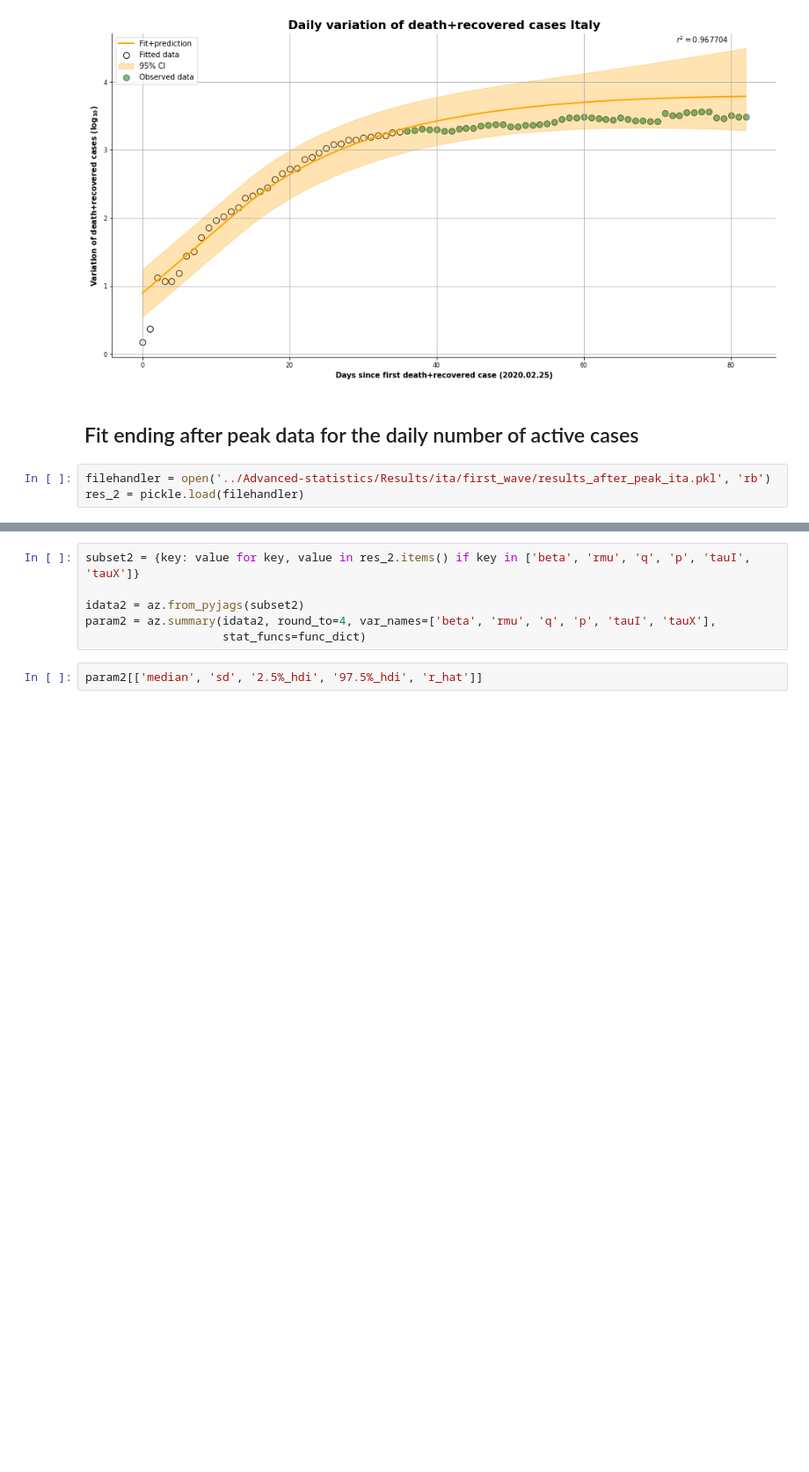
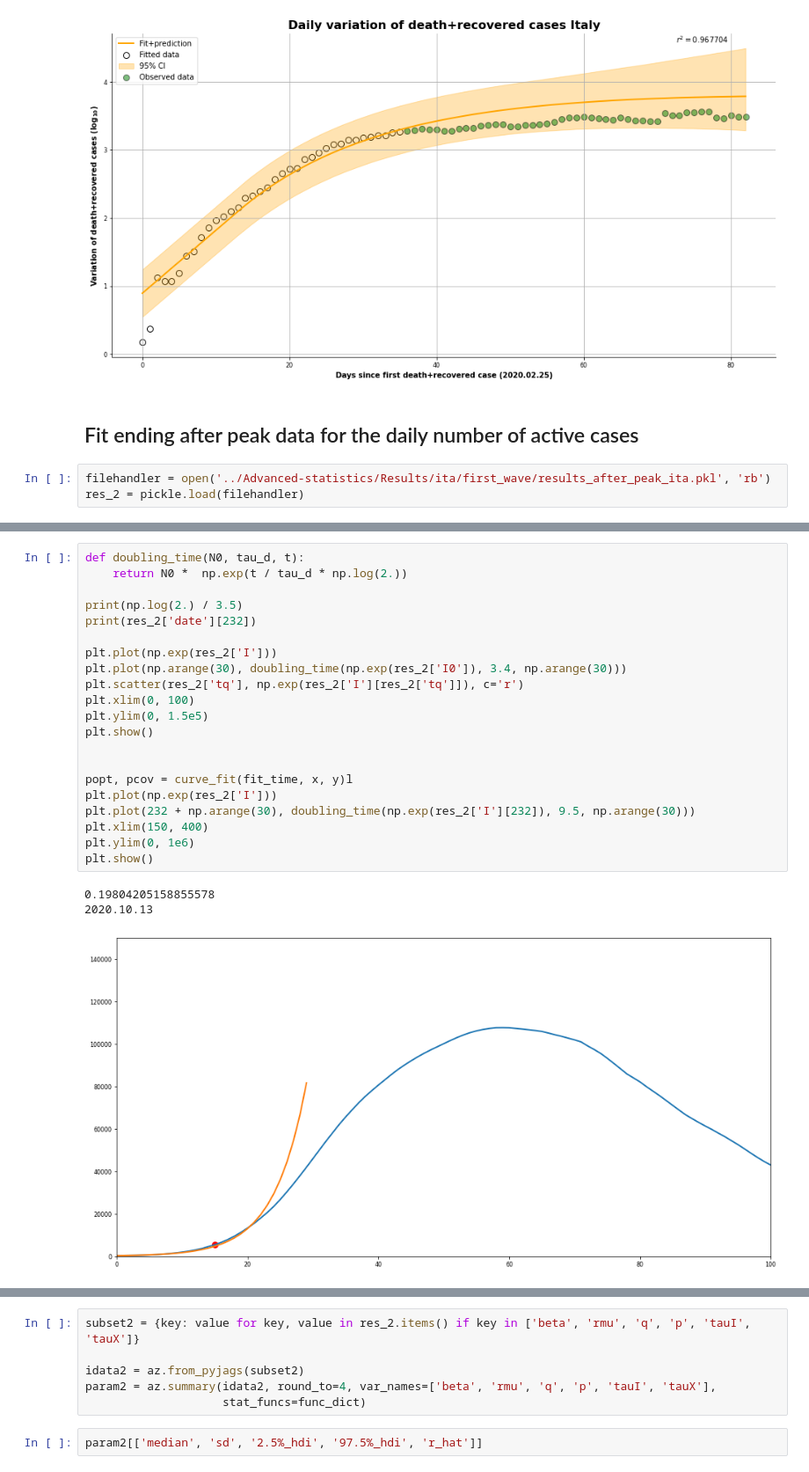
Before and after one commit to Nuelam9/Bayesian-inference-on-SCIR-epidemic-model, a Jupyter notebook: Optimization/Fit-Covid-Data.ipynb, the cells around one changed output, grey strips where cells are left out. Shown at 88% size. Saved outputs shown, nothing was run; the diff lists cells and outputs as text; blank space fills up the shorter version.

```diff
--- a/Optimization/Fit-Covid-Data.ipynb
+++ b/Optimization/Fit-Covid-Data.ipynb
@@ -222,0 +241,25 @@ res_2 = pickle.load(filehandler)
+# %%
+def doubling_time(N0, tau_d, t):
+    return N0 *  np.exp(t / tau_d * np.log(2.))
+
+print(np.log(2.) / 3.5)
+print(res_2['date'][232])
+
+plt.plot(np.exp(res_2['I']))
+plt.plot(np.arange(30), doubling_time(np.exp(res_2['I0']), 3.4, np.arange(30)))
+plt.scatter(res_2['tq'], np.exp(res_2['I'][res_2['tq']]), c='r')
+plt.xlim(0, 100)
+plt.ylim(0, 1.5e5)
+plt.show()
+
+
+popt, pcov = curve_fit(fit_time, x, y)l
+plt.plot(np.exp(res_2['I']))
+plt.plot(232 + np.arange(30), doubling_time(np.exp(res_2['I'][232]), 9.5, np.arange(30)))
+plt.xlim(150, 400)
+plt.ylim(0, 1e6)
+plt.show()
+# %% [output]
+0.19804205158855578
+2020.10.13
+[figure, added]
```
Also changed, not shown: parts of 20 cells of this notebook, 13 other files.
